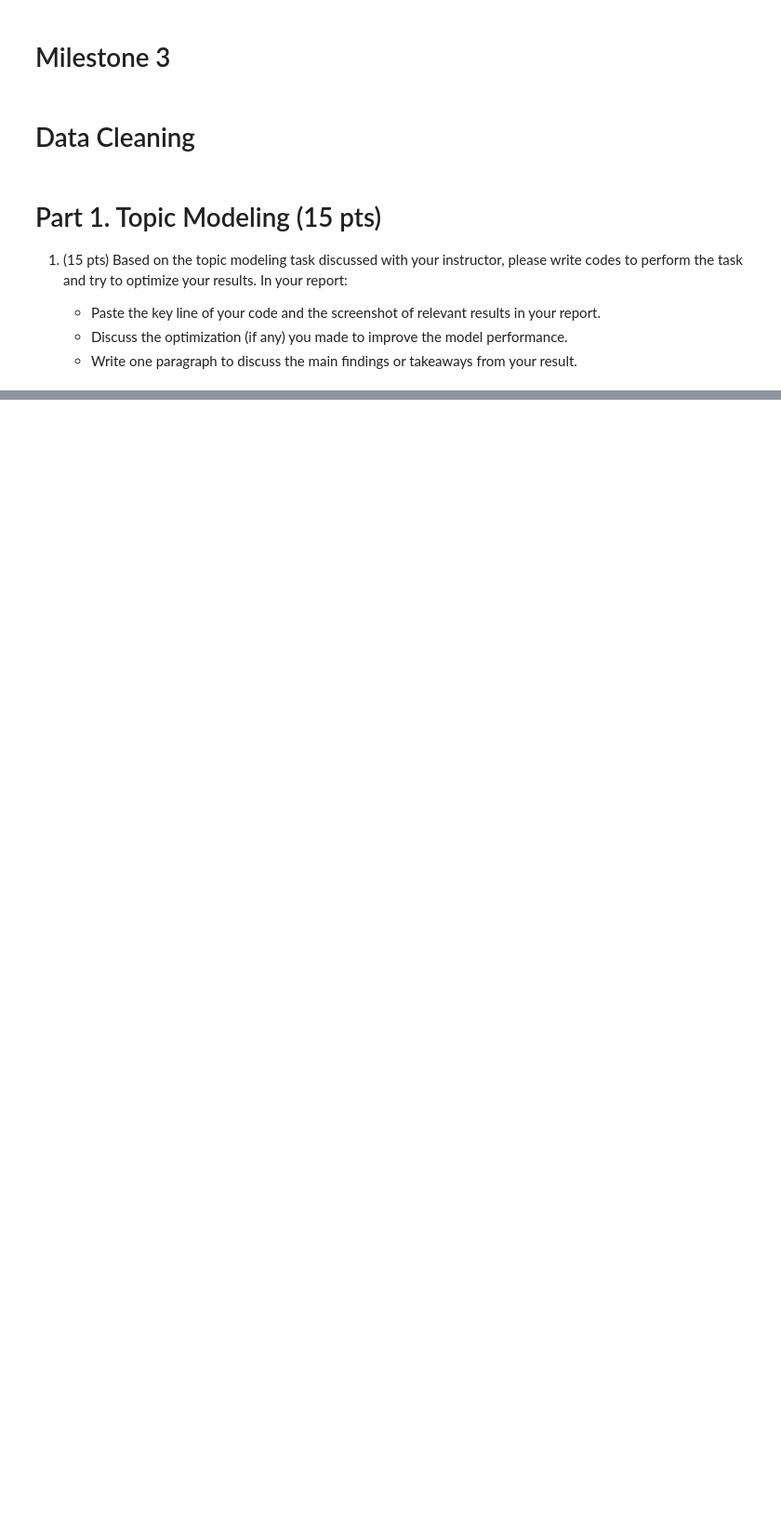
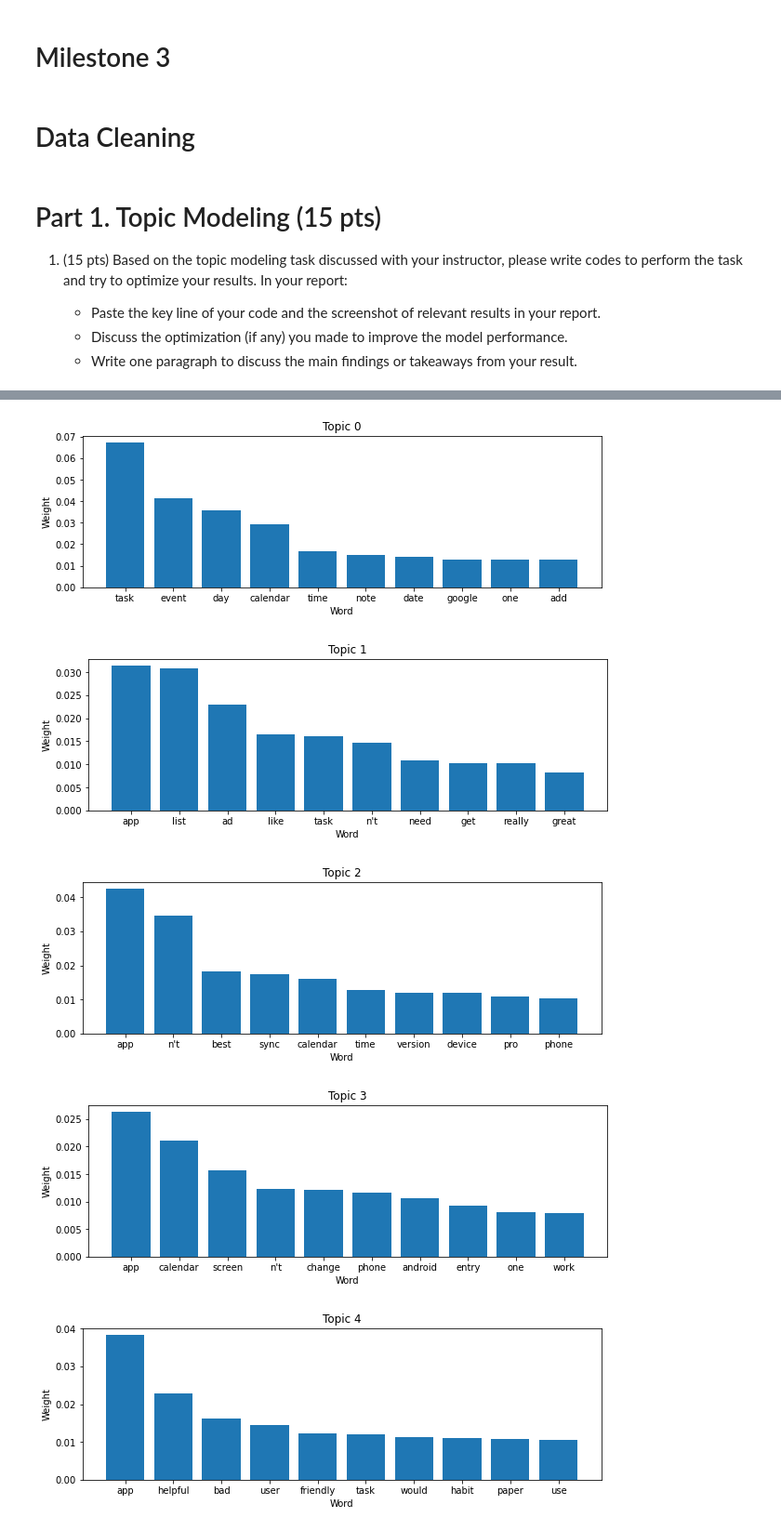
Before and after one commit to placenciohid/INFO765PROJECT, a Jupyter notebook: M3.ipynb, the cells around one changed output, grey strips where cells are left out. Shown at 93% size. Cells and saved outputs as stored; diff of their text form; code cells hidden in the pictures; blank space fills up the shorter version.

```diff
--- a/M3.ipynb
+++ b/M3.ipynb
@@ -142,0 +236,3 @@ pprint(lsi_model.show_topics(num_words=5))
+# %%
+# Rebuild the LDA model with the optimal number of topics
+lda_model = LdaModel(corpus=corpus, id2word=id2word, num_topics=num_topics)
@@ -142,0 +265,31 @@ pprint(lsi_model.show_topics(num_words=5))
+# %%
+# Plot the topics
+import matplotlib.pyplot as plt
+
+# Set the number of topics and the number of top words to show
+num_topics = 10
+num_top_words = 10
+
+# Plot a bar chart for each topic
+for i in range(num_topics):
+    # Get the top words and their weights for this topic
+    top_words = lda_model.show_topic(i, topn=num_top_words)
+    top_words = sorted(top_words, key=lambda x: x[1], reverse=True)
+
+    # Extract the words and their weights as separate lists
+    words = [word for word, weight in top_words]
+    weights = [weight for word, weight in top_words]
+
+    # Plot the bar chart
+    plt.figure(figsize=(10, 3))
+    plt.bar(words, weights)
+    plt.title(f"Topic {i}")
+    plt.xlabel("Word")
+    plt.ylabel("Weight")
+    plt.show();
+# %% [output]
+[figure, added]
+[figure, added]
+[figure, added]
+[figure, added]
+[figure, added]
```
Also changed, not shown: parts of 21 cells of this notebook.
